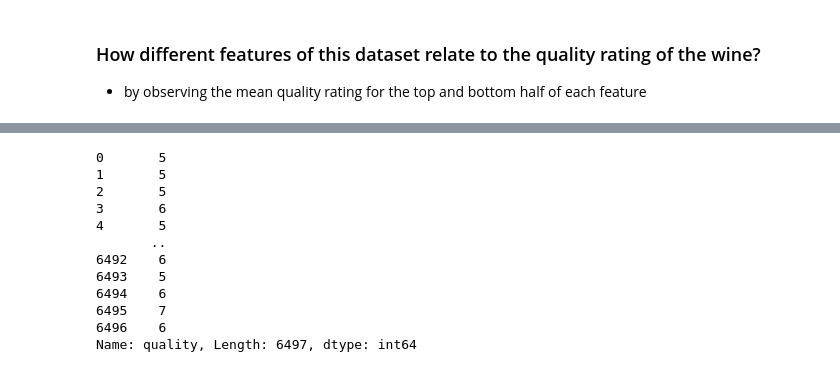
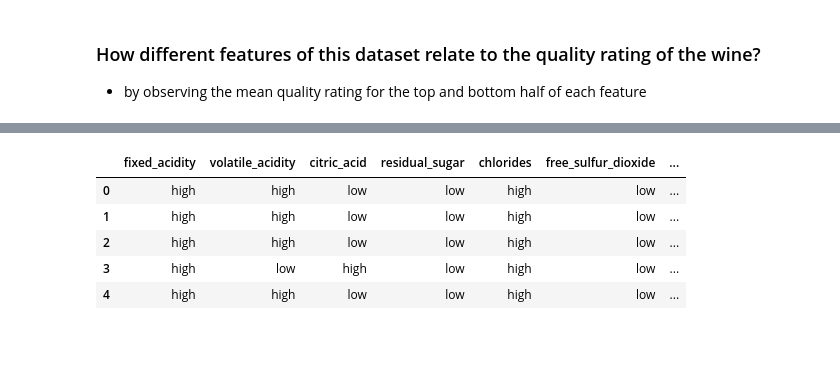
Before and after one commit to anitaguo49/Wine_Quality_Analysis, a Jupyter notebook: Wine_Quality_Analysis.ipynb, the cells around one changed output, grey strips where cells are left out. Saved outputs shown, nothing was run; the diff lists cells and outputs as text; code cells hidden in the pictures; blank space fills up the shorter version.

```diff
--- a/Wine_Quality_Analysis.ipynb
+++ b/Wine_Quality_Analysis.ipynb
@@ -129,17 +275,11 @@ Name: quality, Length: 6497, dtype: int64
-# %%
-df.quality
-# %% [output]
-0       5
-1       5
-2       5
-3       6
-4       5
-       ..
-6492    6
-6493    5
-6494    6
-6495    7
-6496    6
-Name: quality, Length: 6497, dtype: int64
 # %%
 import numpy as np
+# %%
+df.head()
+# %% [output]
+|  | fixed_acidity | volatile_acidity | citric_acid | residual_sugar | chlorides | free_sulfur_dioxide | ... |
+| 0 | high | high | low | low | high | low | ... |
+| 1 | high | high | low | low | high | low | ... |
+| 2 | high | high | low | low | high | low | ... |
+| 3 | high | low | high | low | high | low | ... |
+| 4 | high | high | low | low | high | low | ... |
```
Also changed, not shown: parts of 22 cells of this notebook.
